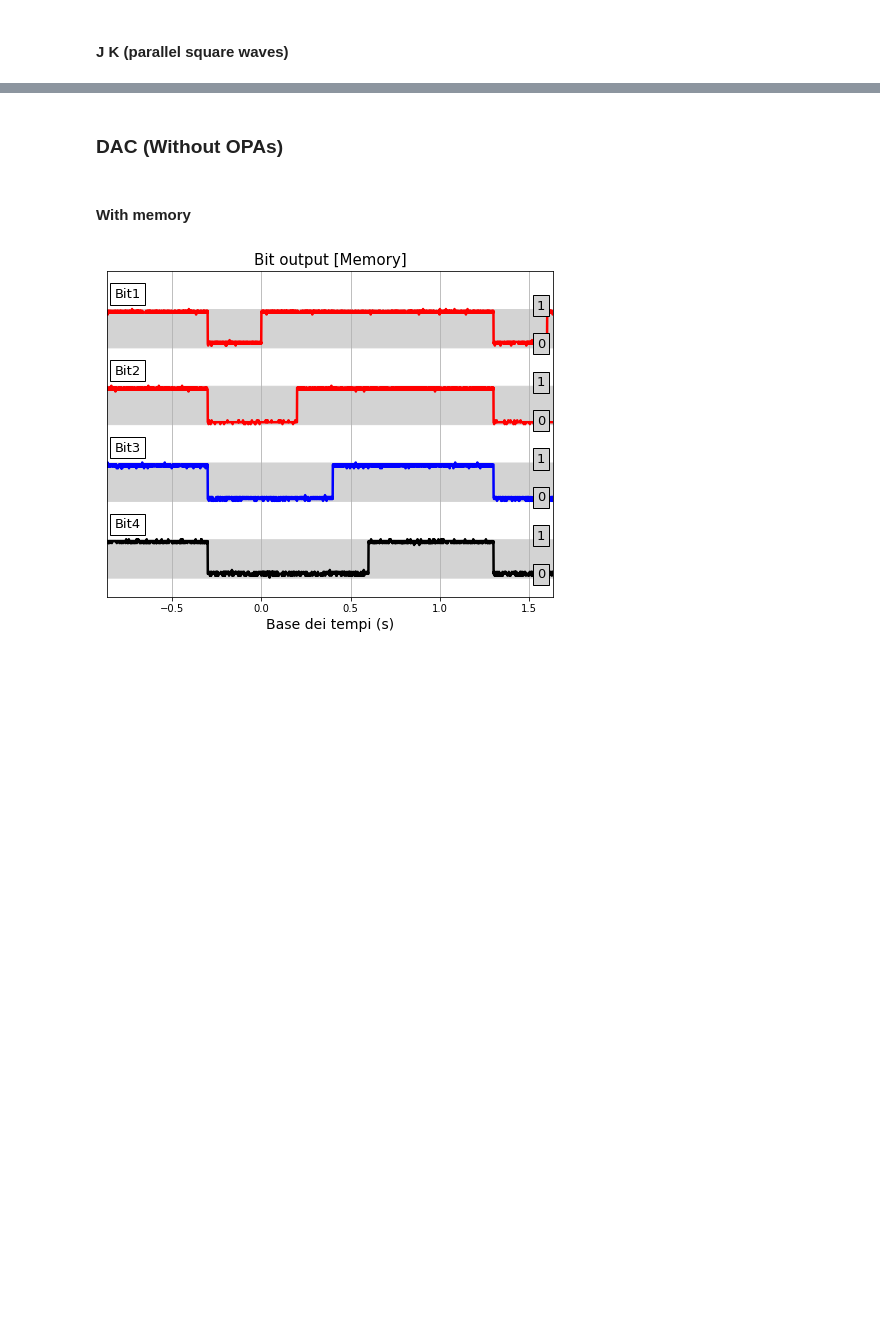
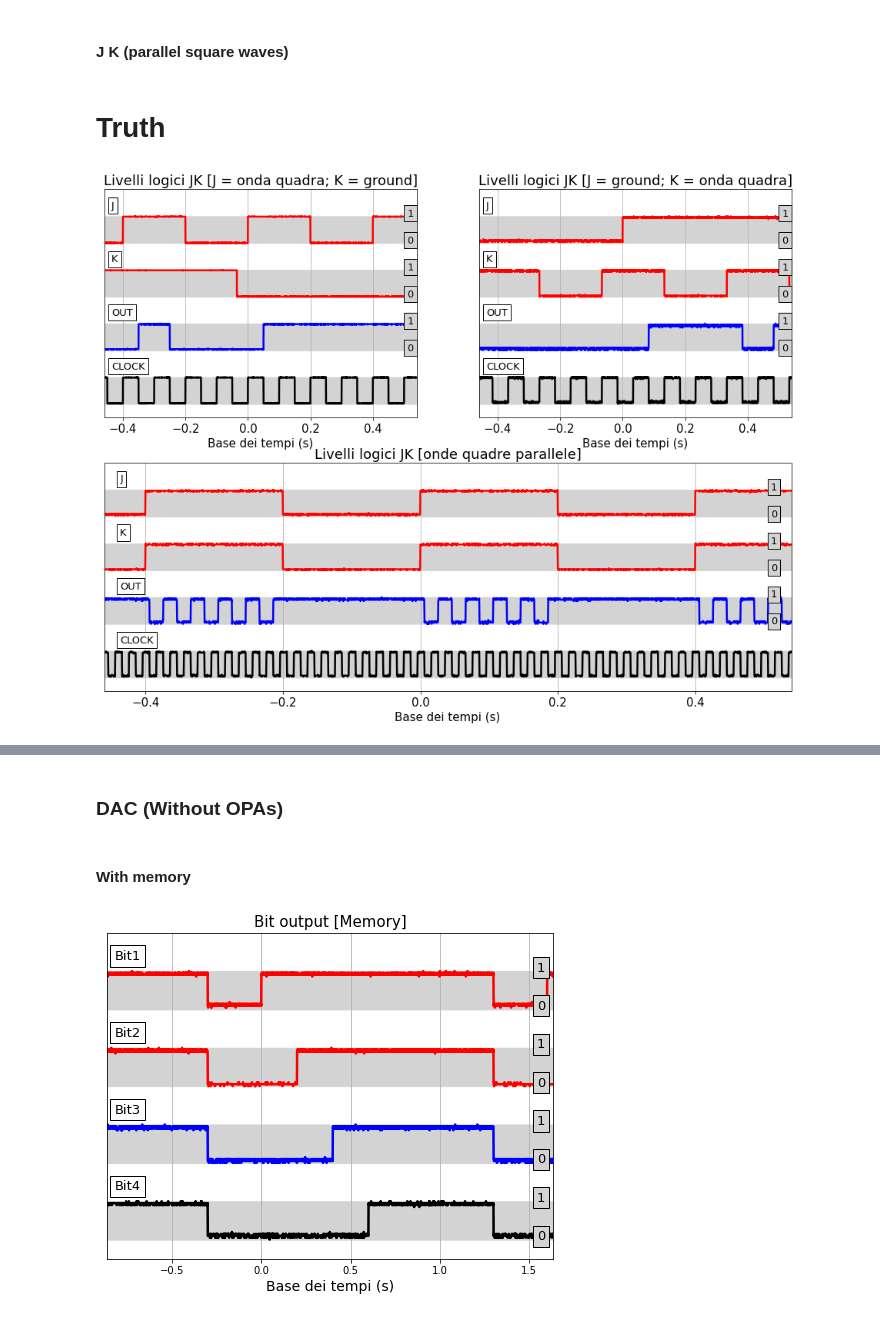
Before and after one commit to valeriopagliarino/Electronics-2021-UNITO-Public, a Jupyter notebook: analysis/2_AND_JK_BJT.ipynb, the cells around one changed output, grey strips where cells are left out. Cells and saved outputs as stored; diff of their text form; code cells hidden in the pictures; blank space fills up the shorter version.

Commit message:
Added JK truth table, modified histograms, added histograms style

```diff
--- a/analysis/2_AND_JK_BJT.ipynb
+++ b/analysis/2_AND_JK_BJT.ipynb
@@ -363,4 +402,21 @@ time_3_jk3 = CH3_jk3['Data'].to_numpy().transpose()[0]
 sig_3_jk3 = CH3_jk3['Data'].to_numpy().transpose()[1]
 time_4_jk3 = CH4_jk3['Data'].to_numpy().transpose()[0]
 sig_4_jk3 = CH4_jk3['Data'].to_numpy().transpose()[1]
+# %% [markdown]
+# Truth
+# %%
+fig = plt.figure(figsize=(16,12))
+s1 = fig.add_subplot(2,2,1)
+s2 = fig.add_subplot(2,2,2)
+s3 = fig.add_subplot(2,2,(3,4))
+
+plotLogicLevelNoClockAx(s1, sig_1_jk/sig_1_jk.max(), "J", sig_2_jk/sig_2_jk.max(), "K", sig_3_jk/sig_3_jk.max(), "OUT", sig_4_jk/sig_4_jk.max(), "CLOCK",
+                            time_1_jk, time_1_jk[0],time_1_jk[len(time_1_jk)-1],0, titl = 'Livelli logici JK [J = onda quadra; K = ground]')
+plotLogicLevelNoClockAx(s2,sig_1_jk2/sig_1_jk2.max(), "J", sig_2_jk2/sig_2_jk2.max(), "K", sig_3_jk2/sig_3_jk2.max(), "OUT", sig_4_jk2/sig_4_jk2.max(), "CLOCK",
+                            time_1_jk2,time_1_jk2[0], time_1_jk2[len(time_1_jk2)-1],0, titl = 'Livelli logici JK [J = ground; K = onda quadra]')
+plotLogicLevelNoClockAx(s3,sig_1_jk3/sig_1_jk3.max(), "J", sig_2_jk3/sig_2_jk3.max(), "K", sig_3_jk3/sig_3_jk3.max(), "OUT", sig_4_jk3/sig_4_jk3.max(), "CLOCK",
+                            time_1_jk3,time_1_jk3[0], time_1_jk3[len(time_1_jk3)-1],0, titl = 'Livelli logici JK [onde quadre parallele]')
+plt.savefig(f"{OUTPUTDIR}/JK-truth.pdf")
+# %% [output]
+[figure, added]
 # %%
```
Also changed, not shown: parts of 9 cells of this notebook, 17 other files.
